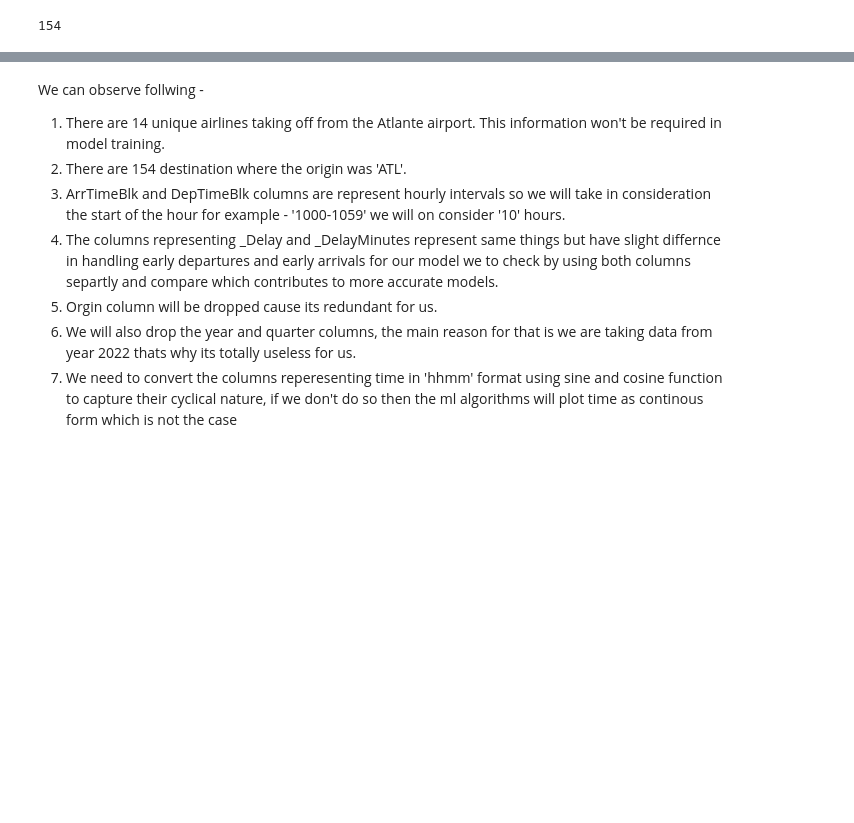
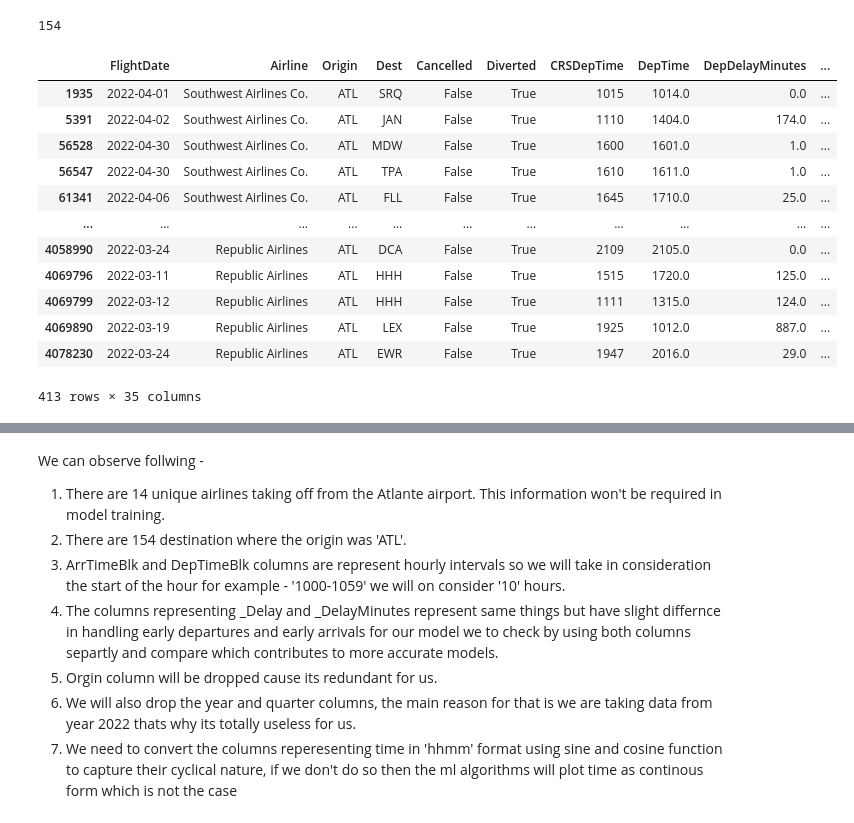
Before and after one commit to patel-aum-yorku/Flight-Status-Prediction, a Jupyter notebook: flight_status.ipynb, the cells around one changed output, grey strips where cells are left out. Saved outputs shown, nothing was run; the diff lists cells and outputs as text; code cells hidden in the pictures; blank space fills up the shorter version.

```diff
--- a/flight_status.ipynb
+++ b/flight_status.ipynb
@@ -189,3 +189,19 @@ dest = df_ATL_filtered['Dest'].unique()
 len(dest)
 # %% [output]
 154
+# %%
+df_ATL_filtered[df_ATL_filtered['Diverted']==True]
+# %% [output]
+|  | FlightDate | Airline | Origin | Dest | Cancelled | Diverted | CRSDepTime | DepTime | DepDelayMinutes | ... |
+| 1935 | 2022-04-01 | Southwest Airlines Co. | ATL | SRQ | False | True | 1015 | 1014.0 | 0.0 | ... |
+| 5391 | 2022-04-02 | Southwest Airlines Co. | ATL | JAN | False | True | 1110 | 1404.0 | 174.0 | ... |
+| 56528 | 2022-04-30 | Southwest Airlines Co. | ATL | MDW | False | True | 1600 | 1601.0 | 1.0 | ... |
+| 56547 | 2022-04-30 | Southwest Airlines Co. | ATL | TPA | False | True | 1610 | 1611.0 | 1.0 | ... |
+| 61341 | 2022-04-06 | Southwest Airlines Co. | ATL | FLL | False | True | 1645 | 1710.0 | 25.0 | ... |
+| ... | ... | ... | ... | ... | ... | ... | ... | ... | ... | ... |
+| 4058990 | 2022-03-24 | Republic Airlines | ATL | DCA | False | True | 2109 | 2105.0 | 0.0 | ... |
+| 4069796 | 2022-03-11 | Republic Airlines | ATL | HHH | False | True | 1515 | 1720.0 | 125.0 | ... |
+| 4069799 | 2022-03-12 | Republic Airlines | ATL | HHH | False | True | 1111 | 1315.0 | 124.0 | ... |
+| 4069890 | 2022-03-19 | Republic Airlines | ATL | LEX | False | True | 1925 | 1012.0 | 887.0 | ... |
+| 4078230 | 2022-03-24 | Republic Airlines | ATL | EWR | False | True | 1947 | 2016.0 | 29.0 | ... |
+413 rows × 35 columns
```
Also changed, not shown: parts of 5 cells of this notebook.
